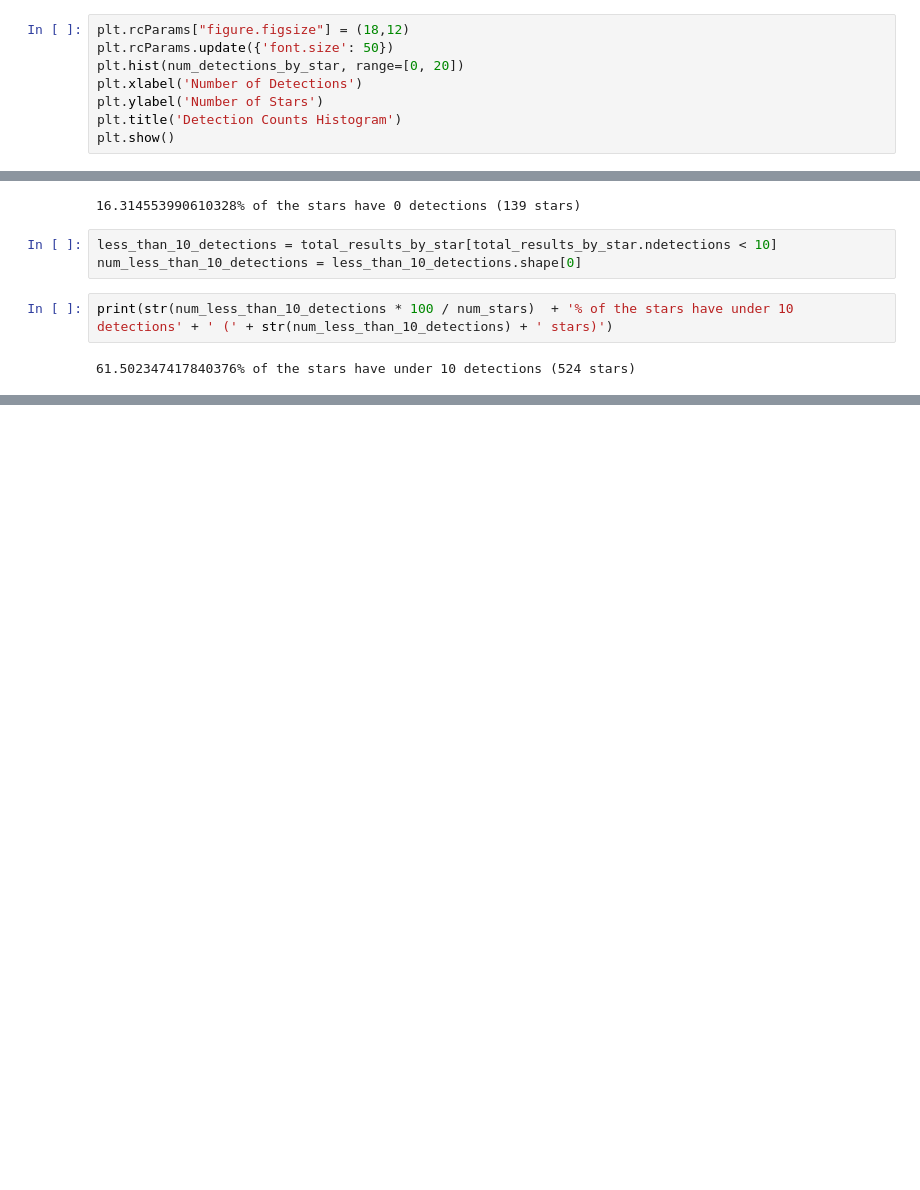
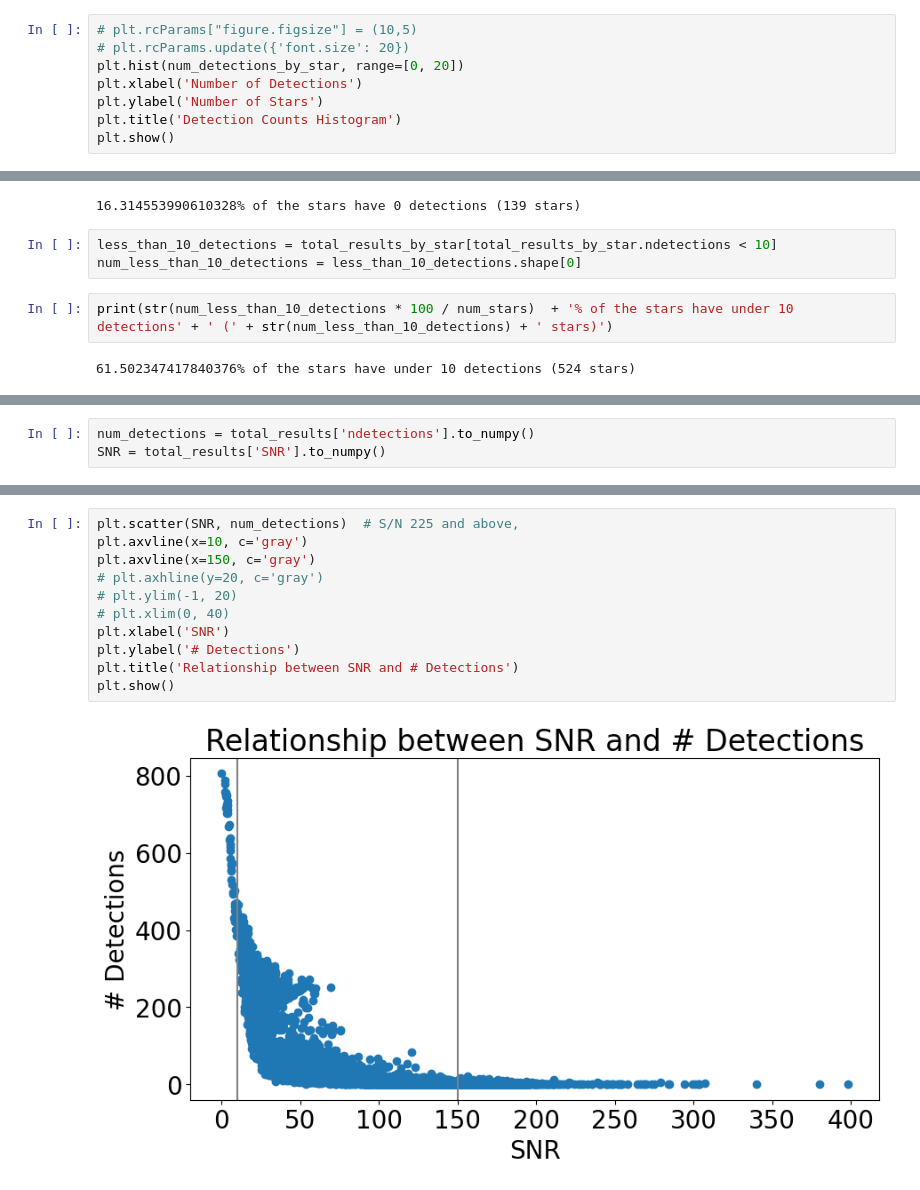
Before and after one commit to howardisaacson/APF-BL-DAP, a Jupyter notebook: Zoe/Results.ipynb, the cells around one changed output, grey strips where cells are left out. Cells and saved outputs as stored; diff of their text form; blank space fills up the shorter version.

```diff
--- a/Zoe/Results.ipynb
+++ b/Zoe/Results.ipynb
@@ -127,8 +116,8 @@ print('max # of detections: ' + str(max_num_detections))
 # %% [output]
 max # of detections: 723.0
 # %%
-plt.rcParams["figure.figsize"] = (18,12)
-plt.rcParams.update({'font.size': 50})
+# plt.rcParams["figure.figsize"] = (10,5)
+# plt.rcParams.update({'font.size': 20})
 plt.hist(num_detections_by_star, range=[0, 20])
 plt.xlabel('Number of Detections')
 plt.ylabel('Number of Stars')
@@ -161,0 +153,3 @@ test.shape
+# %%
+num_detections = total_results['ndetections'].to_numpy()
+SNR = total_results['SNR'].to_numpy()
@@ -161,0 +173,13 @@ test.shape
+# %%
+plt.scatter(SNR, num_detections)  # S/N 225 and above,
+plt.axvline(x=10, c='gray')
+plt.axvline(x=150, c='gray')
+# plt.axhline(y=20, c='gray')
+# plt.ylim(-1, 20)
+# plt.xlim(0, 40)
+plt.xlabel('SNR')
+plt.ylabel('# Detections')
+plt.title('Relationship between SNR and # Detections')
+plt.show()
+# %% [output]
+[figure, added]
```
Also changed, not shown: parts of 34 cells of this notebook, 6 other files.
